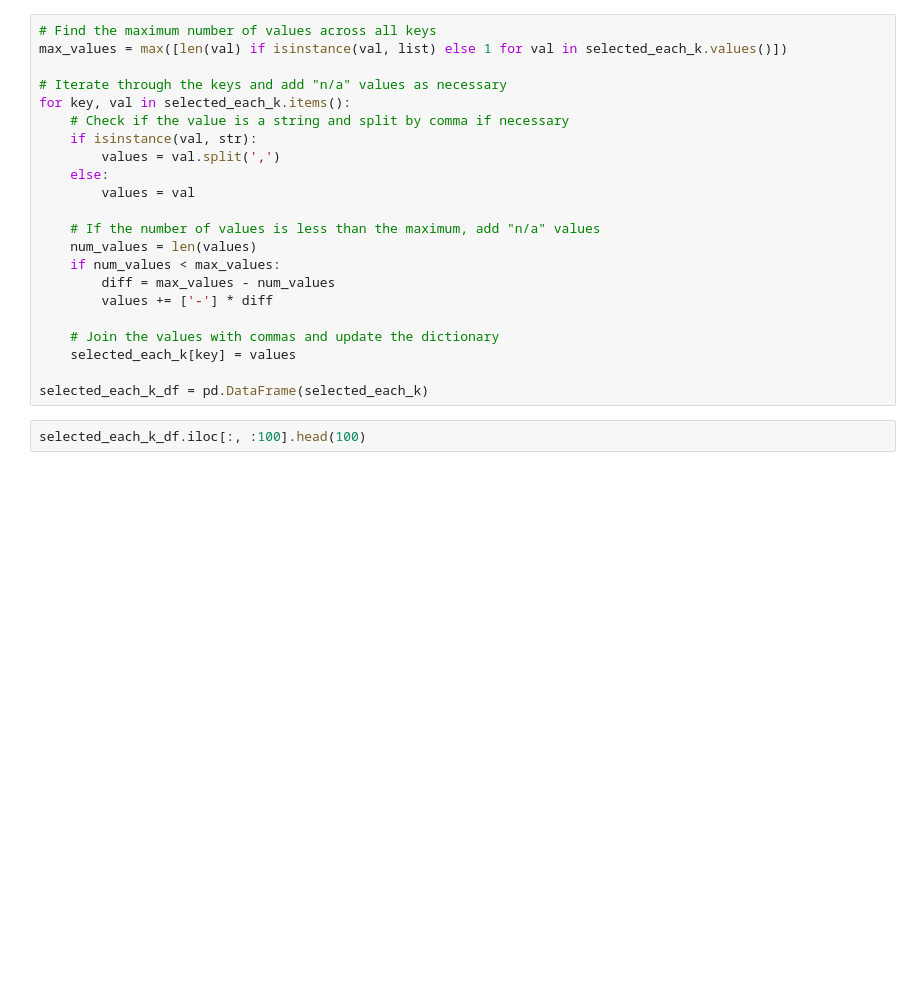
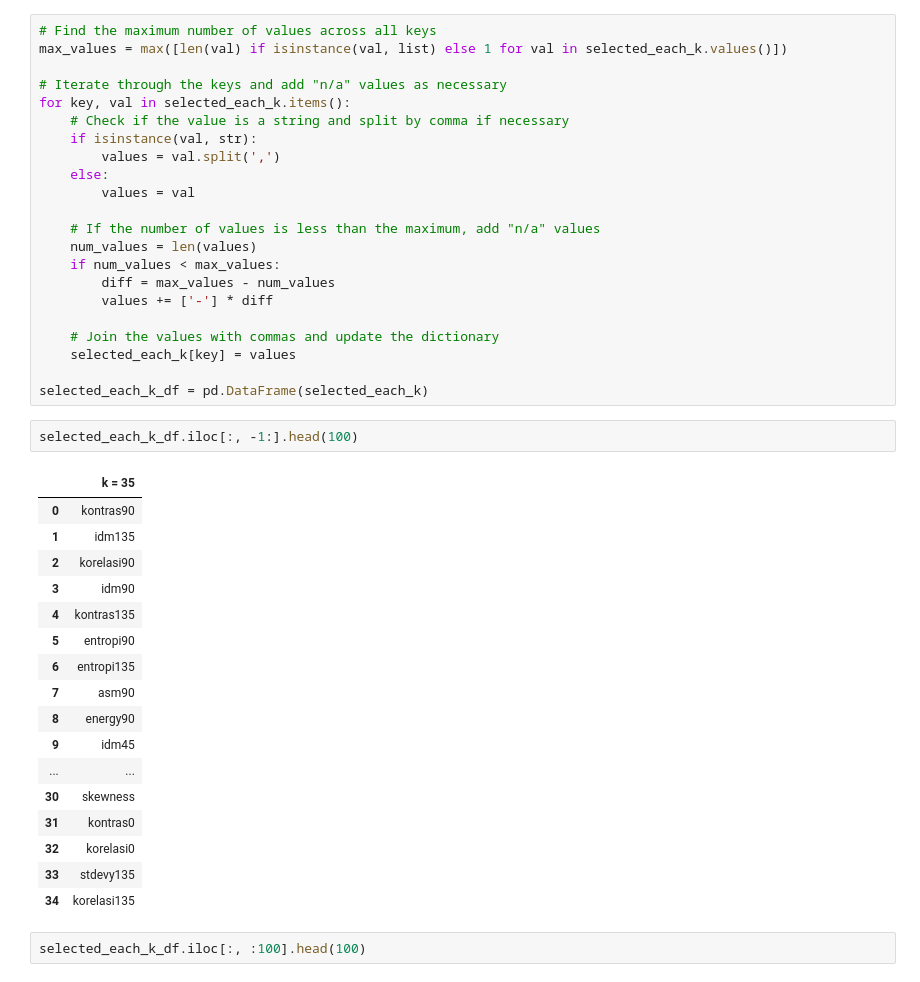
Before and after one commit to agung-madani/feature-selection, a Jupyter notebook: extract_image_feature_selection_mrmr .ipynb, the cells around one changed output. Drawn from its saved outputs; the diff is of its cells as text; blank space fills up the shorter version.

```diff
--- a/extract_image_feature_selection_mrmr .ipynb
+++ b/extract_image_feature_selection_mrmr .ipynb
@@ -166,6 +170,26 @@ for key, val in selected_each_k.items():
     selected_each_k[key] = values
 
 selected_each_k_df = pd.DataFrame(selected_each_k)
+# %%
+selected_each_k_df.iloc[:, -1:].head(100)
+# %% [output]
+|  | k = 35 |
+| 0 | kontras90 |
+| 1 | idm135 |
+| 2 | korelasi90 |
+| 3 | idm90 |
+| 4 | kontras135 |
+| 5 | entropi90 |
+| 6 | entropi135 |
+| 7 | asm90 |
+| 8 | energy90 |
+| 9 | idm45 |
+| ... | ... |
+| 30 | skewness |
+| 31 | kontras0 |
+| 32 | korelasi0 |
+| 33 | stdevy135 |
+| 34 | korelasi135 |
 # %%
 selected_each_k_df.iloc[:, :100].head(100)
 # %% [output]
```
Also changed, not shown: parts of 1 cell of this notebook, 2 other files.
